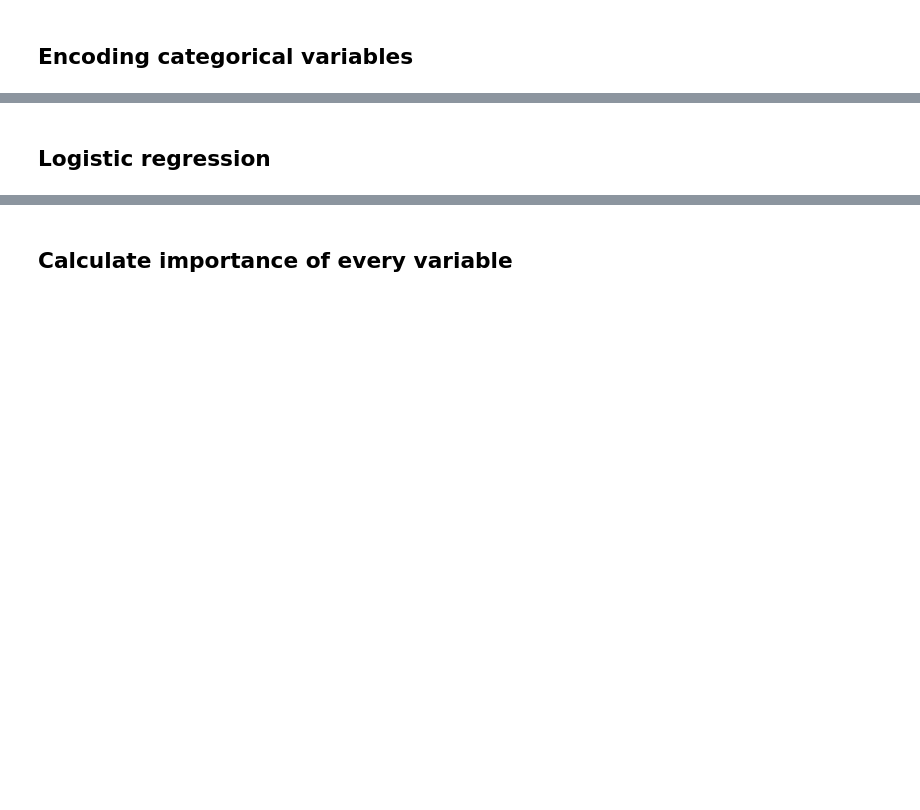
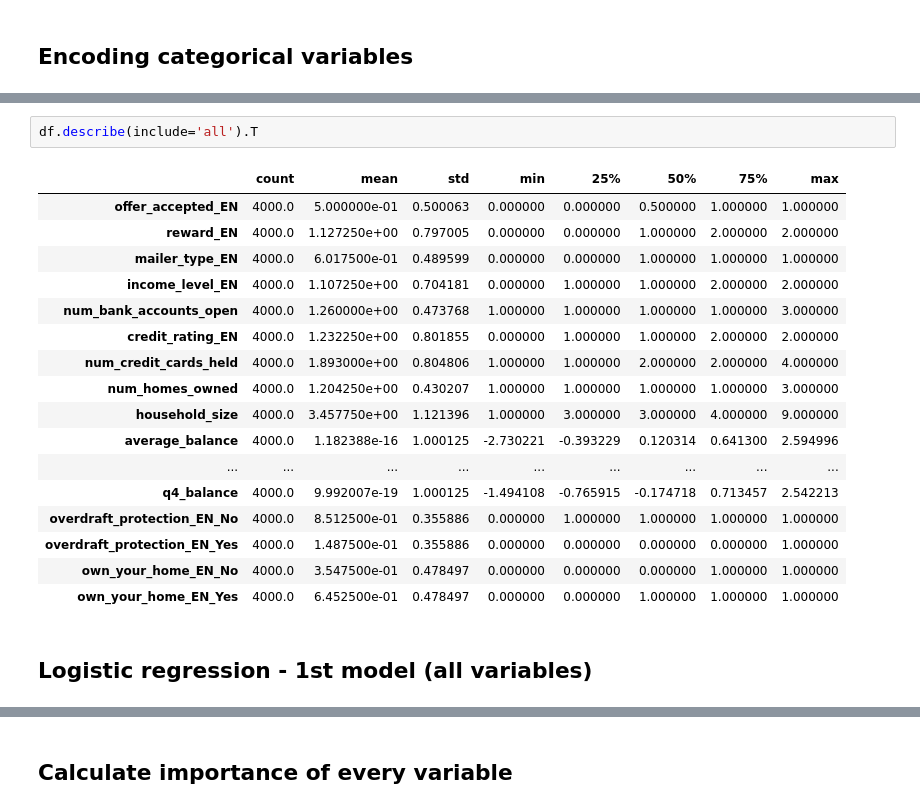
Before and after one commit to ferseguias/ccm_classification, a Jupyter notebook: lab-classification_balance2000.ipynb, the cells around one changed output, grey strips where cells are left out. Drawn from its saved outputs; the diff is of its cells as text; blank space fills up the shorter version.

```diff
--- a/lab-classification.ipynb
+++ b/lab-classification_balance2000.ipynb
@@ -423,3 +427,23 @@ df.head()
+# %%
+df.describe(include='all').T
+# %% [output]
+|  | count | mean | std | min | 25% | 50% | 75% | max |
+| offer_accepted_EN | 4000.0 | 5.000000e-01 | 0.500063 | 0.000000 | 0.000000 | 0.500000 | 1.000000 | 1.000000 |
+| reward_EN | 4000.0 | 1.127250e+00 | 0.797005 | 0.000000 | 0.000000 | 1.000000 | 2.000000 | 2.000000 |
+| mailer_type_EN | 4000.0 | 6.017500e-01 | 0.489599 | 0.000000 | 0.000000 | 1.000000 | 1.000000 | 1.000000 |
+| income_level_EN | 4000.0 | 1.107250e+00 | 0.704181 | 0.000000 | 1.000000 | 1.000000 | 2.000000 | 2.000000 |
+| num_bank_accounts_open | 4000.0 | 1.260000e+00 | 0.473768 | 1.000000 | 1.000000 | 1.000000 | 1.000000 | 3.000000 |
+| credit_rating_EN | 4000.0 | 1.232250e+00 | 0.801855 | 0.000000 | 1.000000 | 1.000000 | 2.000000 | 2.000000 |
+| num_credit_cards_held | 4000.0 | 1.893000e+00 | 0.804806 | 1.000000 | 1.000000 | 2.000000 | 2.000000 | 4.000000 |
+| num_homes_owned | 4000.0 | 1.204250e+00 | 0.430207 | 1.000000 | 1.000000 | 1.000000 | 1.000000 | 3.000000 |
+| household_size | 4000.0 | 3.457750e+00 | 1.121396 | 1.000000 | 3.000000 | 3.000000 | 4.000000 | 9.000000 |
+| average_balance | 4000.0 | 1.182388e-16 | 1.000125 | -2.730221 | -0.393229 | 0.120314 | 0.641300 | 2.594996 |
+| ... | ... | ... | ... | ... | ... | ... | ... | ... |
+| q4_balance | 4000.0 | 9.992007e-19 | 1.000125 | -1.494108 | -0.765915 | -0.174718 | 0.713457 | 2.542213 |
+| overdraft_protection_EN_No | 4000.0 | 8.512500e-01 | 0.355886 | 0.000000 | 1.000000 | 1.000000 | 1.000000 | 1.000000 |
+| overdraft_protection_EN_Yes | 4000.0 | 1.487500e-01 | 0.355886 | 0.000000 | 0.000000 | 0.000000 | 0.000000 | 1.000000 |
+| own_your_home_EN_No | 4000.0 | 3.547500e-01 | 0.478497 | 0.000000 | 0.000000 | 0.000000 | 1.000000 | 1.000000 |
+| own_your_home_EN_Yes | 4000.0 | 6.452500e-01 | 0.478497 | 0.000000 | 0.000000 | 1.000000 | 1.000000 | 1.000000 |
 # %% [markdown]
-## Logistic regression
+## Logistic regression - 1st model (all variables)
 # %%
```
Also changed, not shown: parts of 35 cells of this notebook, 3 other files.
